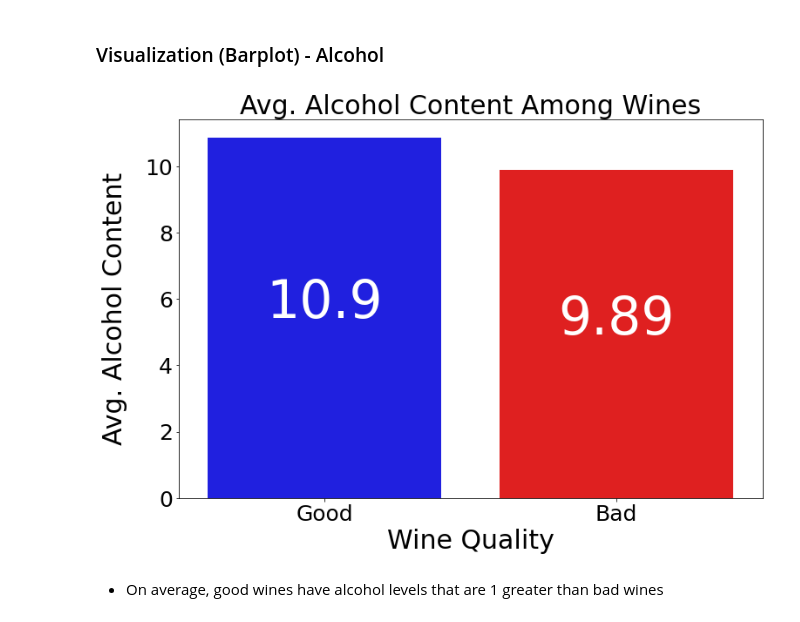
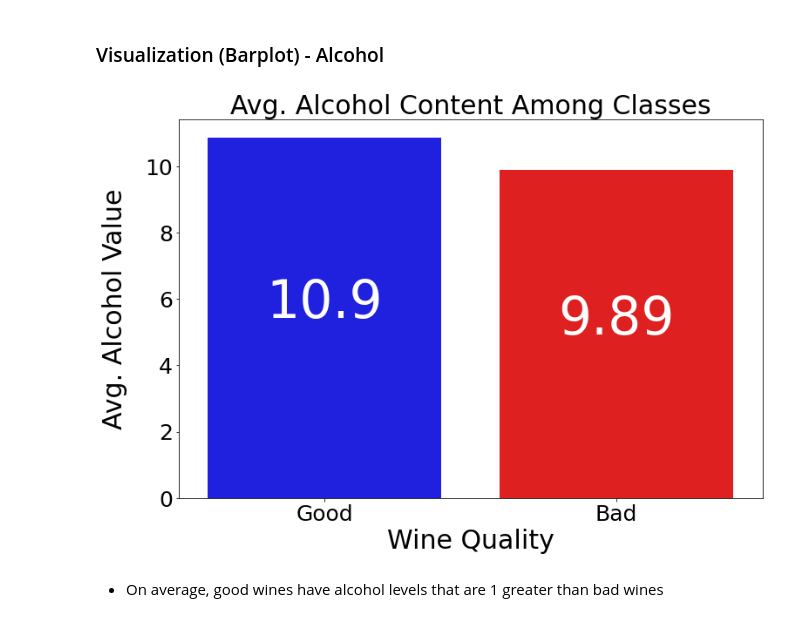
Before and after one commit to SamuelD-Data/red_wine_quality, a Jupyter notebook: red_wine_notebook.ipynb, the cells around one changed output. Saved outputs shown, nothing was run; the diff lists cells and outputs as text; code cells hidden in the pictures.

Commit message:
updated plot titles, added baseline predictions to modeling section

```diff
--- a/red_wine_notebook.ipynb
+++ b/red_wine_notebook.ipynb
@@ -735,22 +736,22 @@ plt.show()
 # %%
 # creating barplot
 plt.figure(figsize = (12,8))
 ax = sns.barplot(x = train["good_or_bad"], y = train["alcohol"], ci = None, palette = ['blue', 'red'])
 plt.xticks(fontsize = 25)
 plt.yticks(fontsize = 25)
 plt.xlabel('Wine Quality', fontsize = 30)
-plt.ylabel('Avg. Alcohol Content', fontsize = 30, labelpad = 20)
-plt.title('Avg. Alcohol Content Among Wines', fontsize = 30)
+plt.ylabel('Avg. Alcohol Value', fontsize = 30, labelpad = 20)
+plt.title('Avg. Alcohol Content Among Classes', fontsize = 30)
 
 # adding annotations
 total = len(train)
 for p in ax.patches:
     height = p.get_height()
     ax.text(p.get_x() + p.get_width() / 2, height / 2 , '{0:.3}'.format((height)), fontsize = 60, ha = "center", color = 'white')
 
 plt.show()
 # %% [output]
-[figure, old version]
+[figure, new version]
 # %% [markdown]
 - On average, good wines have alcohol levels that are 1 greater than bad wines
 # %% [markdown]
```
Also changed, not shown: parts of 21 cells of this notebook.
